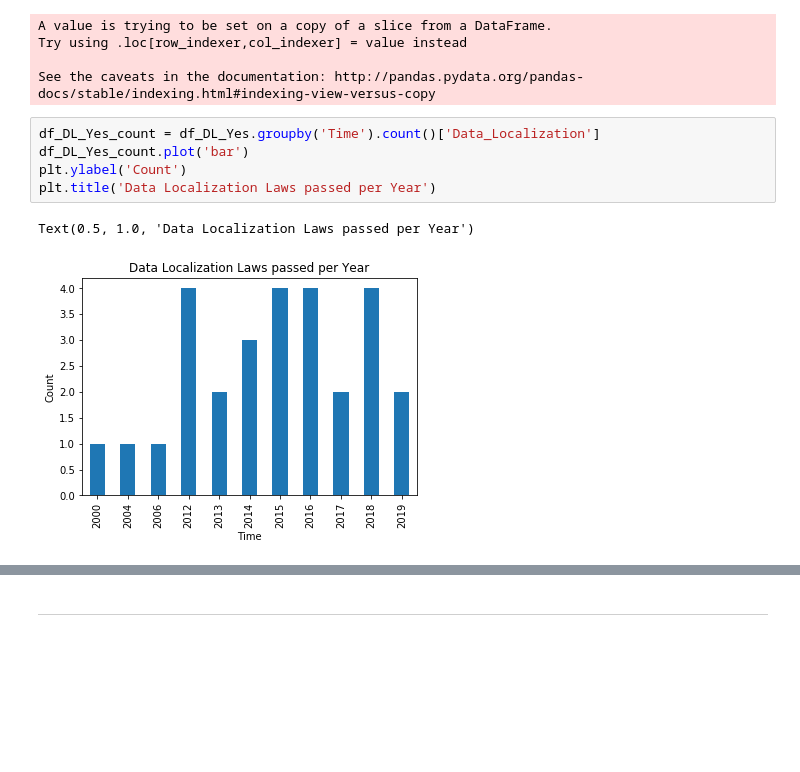
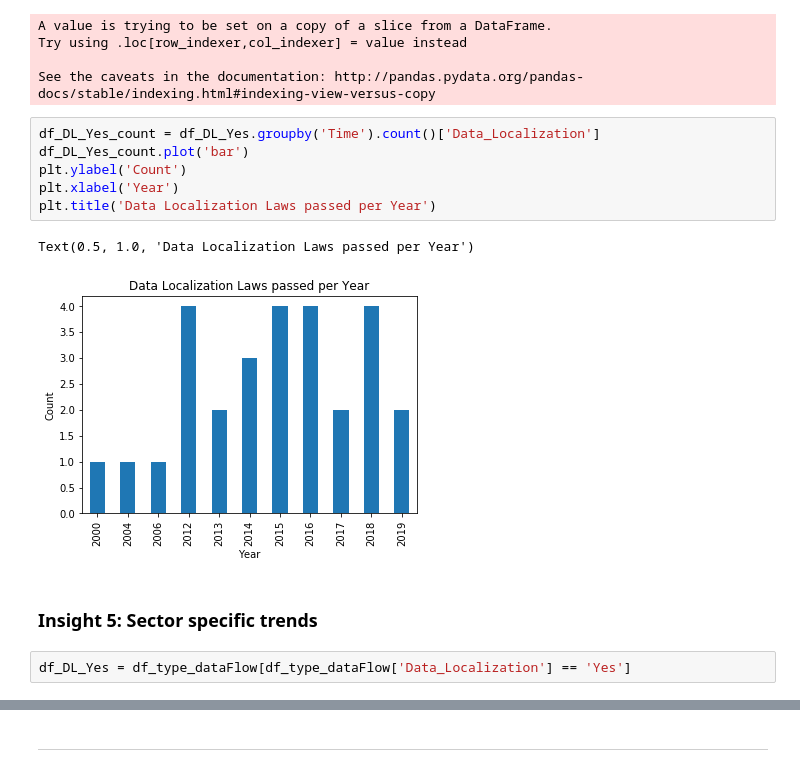
Before and after one commit to hamshom/CLTC, a Jupyter notebook: DataLocalization_Analysis.ipynb, the cells around one changed output, grey strips where cells are left out. Cells and saved outputs as stored; diff of their text form; blank space fills up the shorter version.

```diff
--- a/DataLocalization_Analysis.ipynb
+++ b/DataLocalization_Analysis.ipynb
@@ -373,8 +461,13 @@ See the caveats in the documentation: http://pandas.pydata.org/pandas-docs/stabl
 # %%
 df_DL_Yes_count = df_DL_Yes.groupby('Time').count()['Data_Localization']
 df_DL_Yes_count.plot('bar')
 plt.ylabel('Count')
+plt.xlabel('Year')
 plt.title('Data Localization Laws passed per Year')
 # %% [output]
 Text(0.5, 1.0, 'Data Localization Laws passed per Year')
-[figure, old version]
+[figure, new version]
+# %% [markdown]
+### Insight 5: Sector specific trends
+# %%
+df_DL_Yes = df_type_dataFlow[df_type_dataFlow['Data_Localization'] == 'Yes']
```
Also changed, not shown: parts of 28 cells of this notebook.
